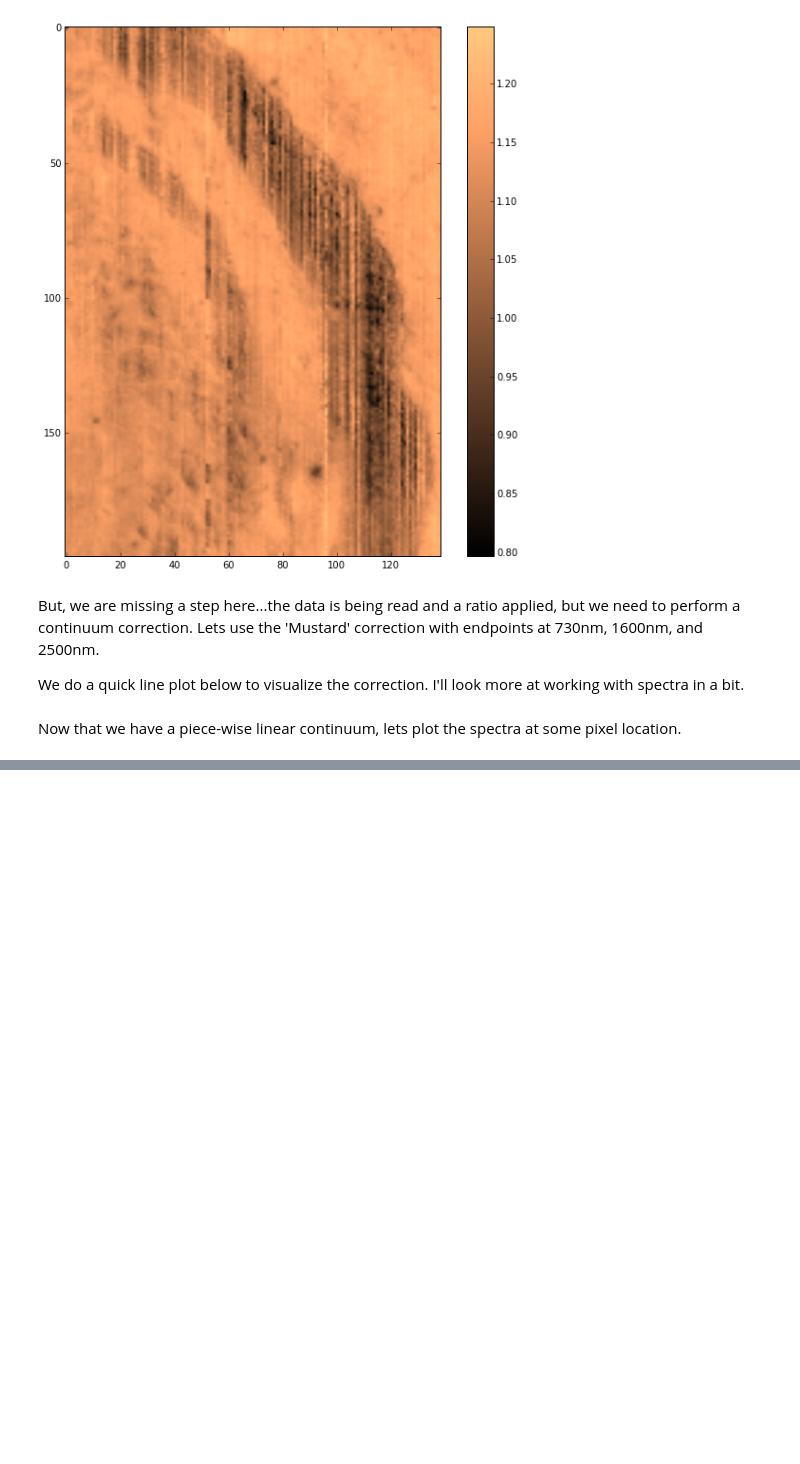
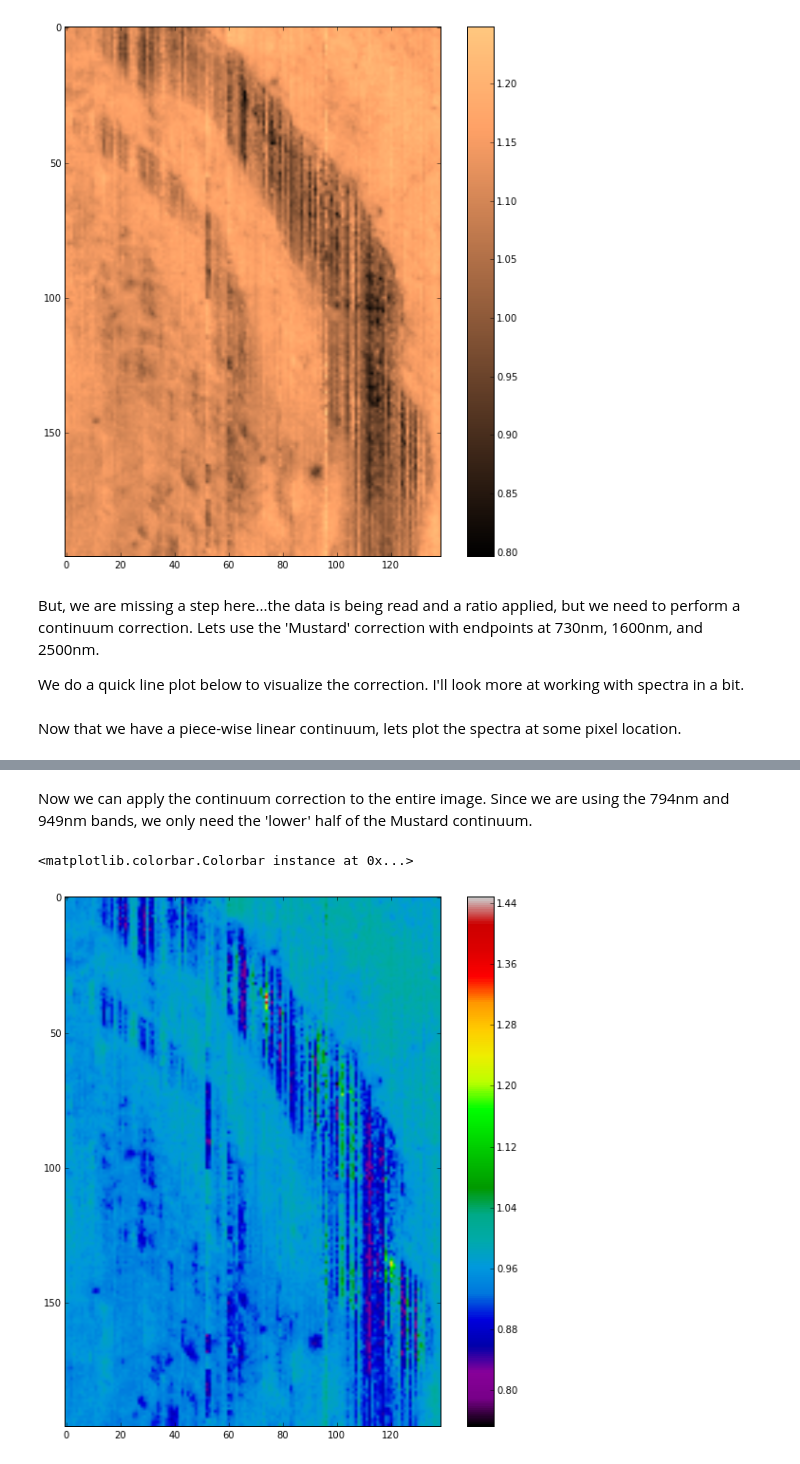
Before and after one commit to Iorent/python_tutorials, a Jupyter notebook: 05_GDAL.ipynb, the cells around one changed output, grey strips where cells are left out. Drawn from its saved outputs; the diff is of its cells as text; code cells hidden in the pictures; blank space fills up the shorter version.

```diff
--- a/05_GDAL.ipynb
+++ b/05_GDAL.ipynb
@@ -221,0 +255,40 @@ Now that we have a piece-wise linear continuum, lets plot the spectra at some pi
+# %% [markdown]
+Now we can apply the continuum correction to the entire image.  Since we are using the 794nm and 949nm bands, we only need the 'lower' half of the Mustard continuum.
+# %%
+def compute_continuum(wv, shape):
+    """
+    Helper function for broadcasting the wavelength
+    array to the correct shape
+
+    Parameters
+    -----------
+    wv : float
+         The wavelength
+
+    shape : tuple
+            (y, x) shape of the returned array
+
+    Returns
+    -------
+    wvarray : array
+              y, x shape array filled with wv
+    """
+    wvarray = np.empty(shape)
+    wvarray[:] = wv
+    return wvarray
+
+
+band949, band749 = get_band_numbers(wv2band, 949, 749)
+R949 = image[:, :, band949 + 1]
+R749 = image[:, :, band749 + 1]
+x = compute_continuum(wv2band[band949], R949.shape)
+R949 /= (m1 * x + b1)# In place division
+x = compute_continuum(wv2band[band749], R749.shape)
+R749 /= (m1 * x + b1)
+
+mafic_abs = R949 / R749
+imshow(mafic_abs, cmap='spectral')
+colorbar()
+# %% [output]
+<matplotlib.colorbar.Colorbar instance at 0x...>
+[figure, added]
```
Also changed, not shown: parts of 2 cells of this notebook, 1 other file.
